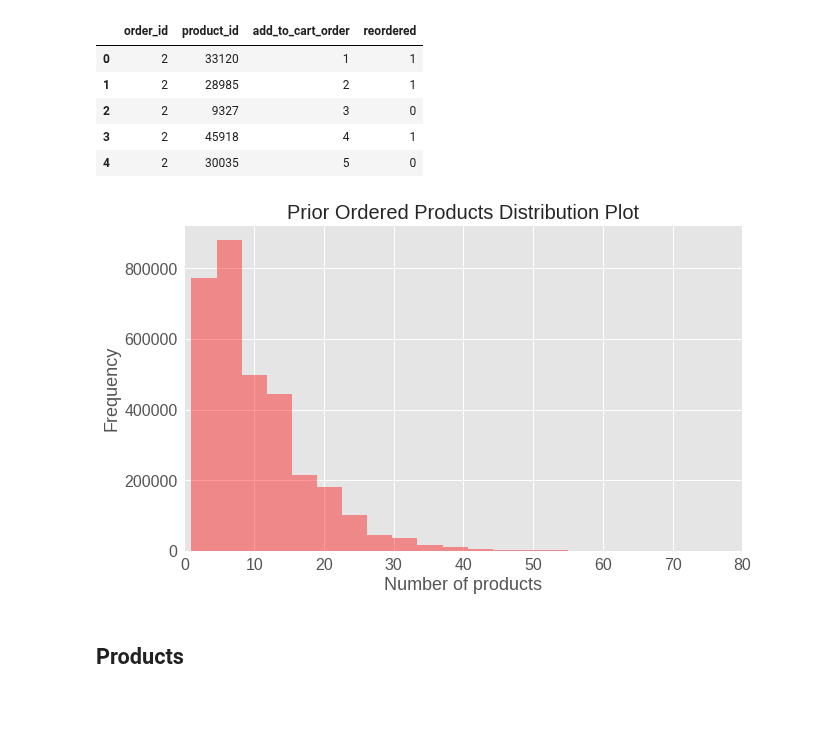
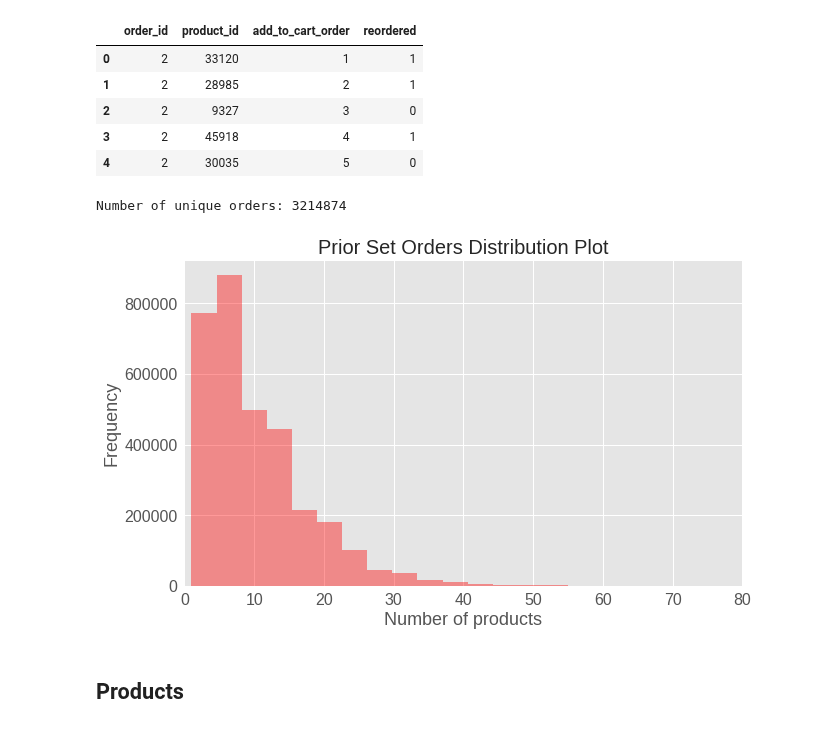
Before and after one commit to alekseisolovev/kaggle, a Jupyter notebook: instacart-market/instacart_market_basket_analysis_eda.ipynb, the cells around one changed output. Saved outputs shown, nothing was run; the diff lists cells and outputs as text; code cells hidden in the pictures.

```diff
--- a/instacart-market/instacart_market_basket_analysis_eda.ipynb
+++ b/instacart-market/instacart_market_basket_analysis_eda.ipynb
@@ -98,20 +102,24 @@ order_products_prior.head()
 | 2 | 2 | 9327 | 3 | 0 |
 | 3 | 2 | 45918 | 4 | 1 |
 | 4 | 2 | 30035 | 5 | 0 |
+# %%
+print('Number of unique orders: {}'.format(len(order_products_prior.order_id.unique())))
+# %% [output]
+Number of unique orders: 3214874
 # %%
 fig = plt.figure(figsize=(10,6))
 plt.tick_params(labelsize=16)
 
 data = order_products_prior.groupby('order_id')['add_to_cart_order'].aggregate('max')
 sns.distplot(data, bins=40, kde=False, color='red')
 
 plt.xlabel('Number of products', fontsize=18)
 plt.ylabel('Frequency', fontsize=18)
-plt.title('Prior Ordered Products Distribution Plot', fontsize=20)
+plt.title('Prior Set Orders Distribution Plot', fontsize=20)
 plt.xlim([0, 80])
 plt.show()
 # %% [output]
-[figure, old version]
+[figure, new version]
 # %% [markdown]
 ## Products
 # %%
```
Also changed, not shown: parts of 7 cells of this notebook.
